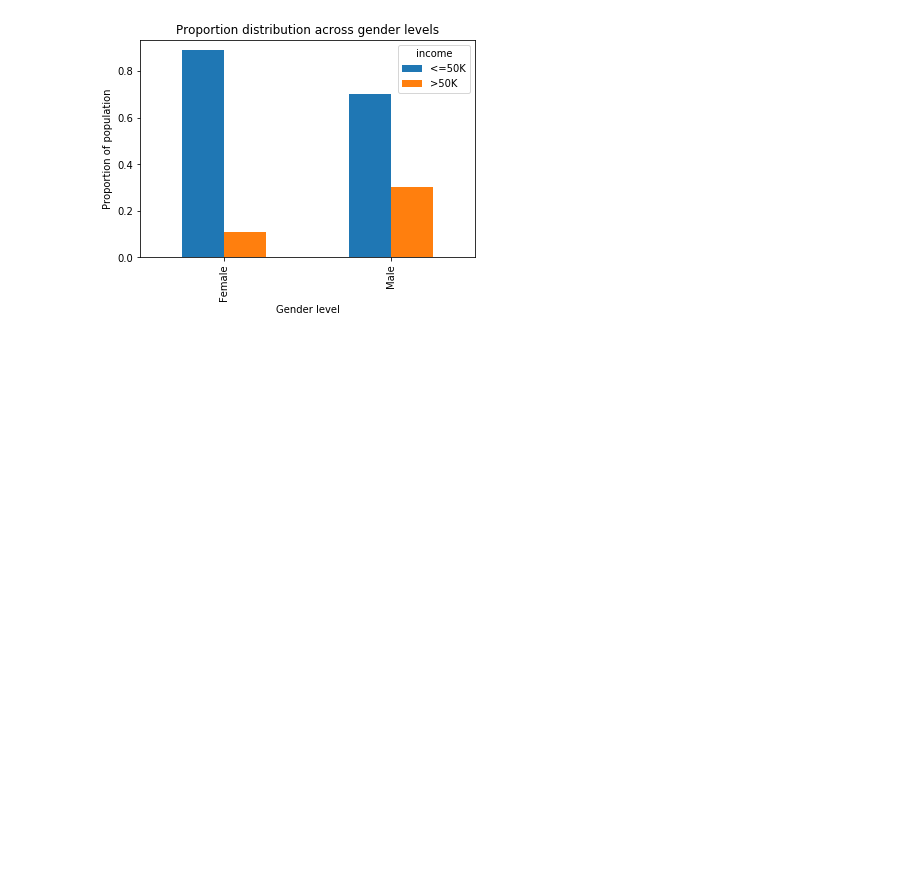
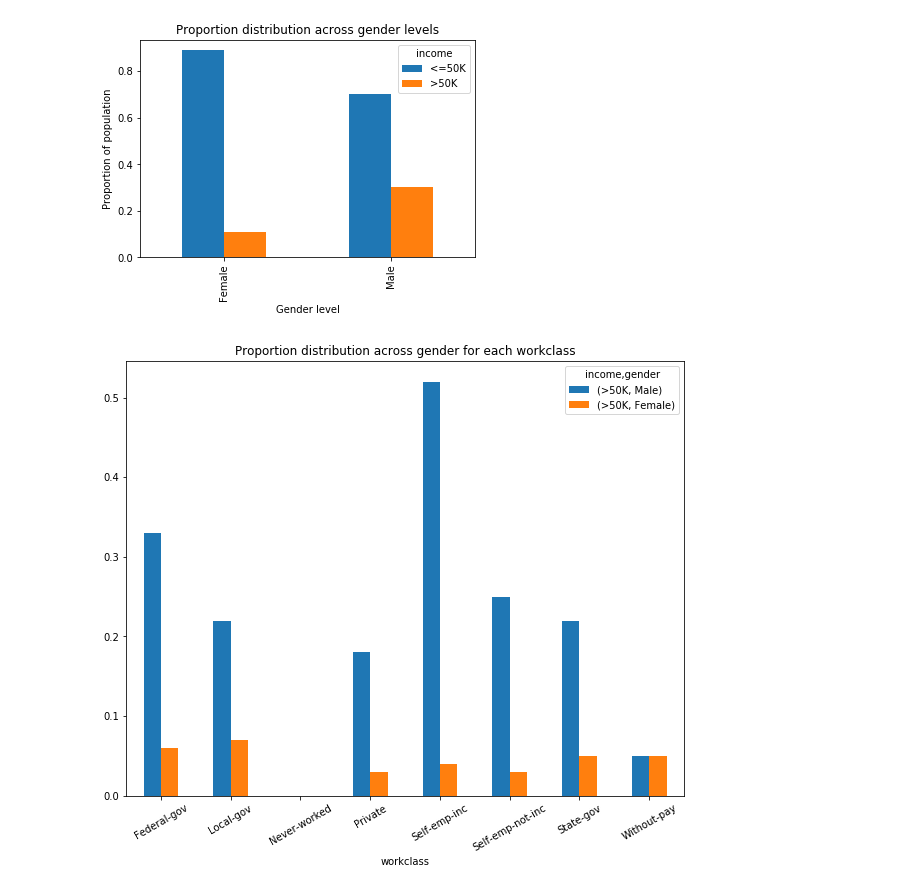
Before and after one commit to saravrajavelu/Adult-Income-Analysis, a Jupyter notebook: Adult_Income_Analysis.ipynb, the cells around one changed output. Saved outputs shown, nothing was run; the diff lists cells and outputs as text; code cells hidden in the pictures; blank space fills up the shorter version.

```diff
--- a/Adult_Income_Analysis.ipynb
+++ b/Adult_Income_Analysis.ipynb
@@ -90,0 +117,8 @@ adult.describe()
+# %%
+# Create one hot encoding of the categorical columns in the data frame.
+def oneHotCatVars(df, df_cols):
+
+    df_1 = adult_data = df.drop(columns = df_cols, axis = 1)
+    df_2 = pd.get_dummies(df[df_cols])
+
+    return (pd.concat([df_1, df_2], axis=1, join='inner'))
@@ -90,0 +259,6 @@ adult.describe()
+# %%
+# Resetting the categories
+
+adult['workclass'] = adult['workclass'].cat.remove_categories('?')
+adult['occupation'] = adult['occupation'].cat.remove_categories('?')
+adult['native-country'] = adult['native-country'].cat.remove_categories('?')
@@ -120,3 +307,14 @@ print()
 # %% [output]
 ## Gender
 [figure]
+# %%
+#pd.crosstab(a, [b, c], rownames=['a'], colnames=['b', 'c'])
+
+gender_workclass = round(pd.crosstab(adult.workclass, [adult.income, adult.gender]).div(pd.crosstab(adult.workclass, [adult.income, adult.gender]).apply(sum,1),0),2)
+gender_workclass[[('>50K','Male'), ('>50K','Female')]].plot(kind = 'bar', title = 'Proportion distribution across gender for each workclass', figsize = (10,8), rot = 30)
+ax.set_xlabel('Gender level')
+ax.set_ylabel('Proportion of population')
+
+print()
+# %% [output]
+[figure, added]
```
Also changed, not shown: parts of 37 cells of this notebook.
